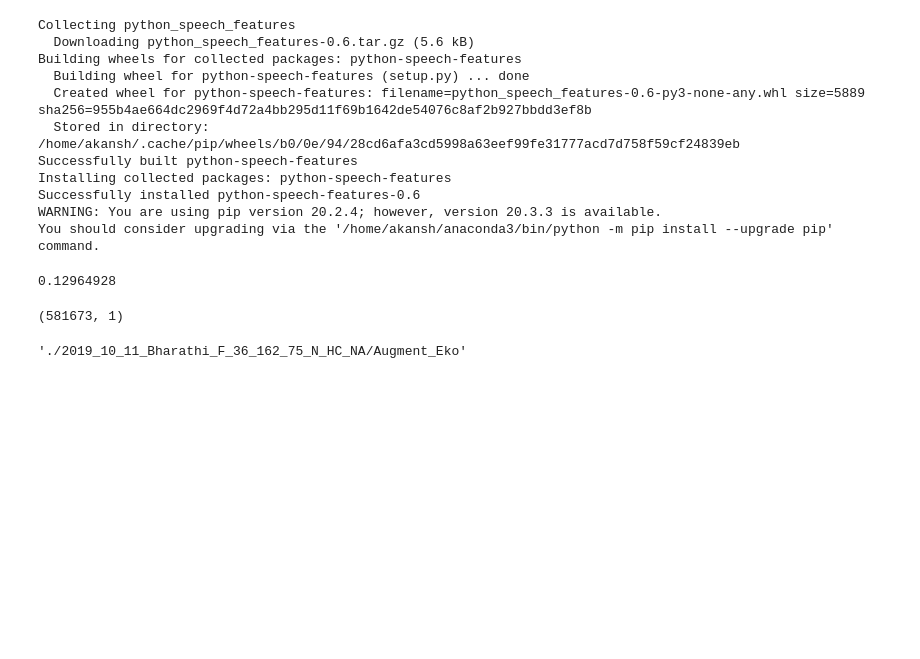
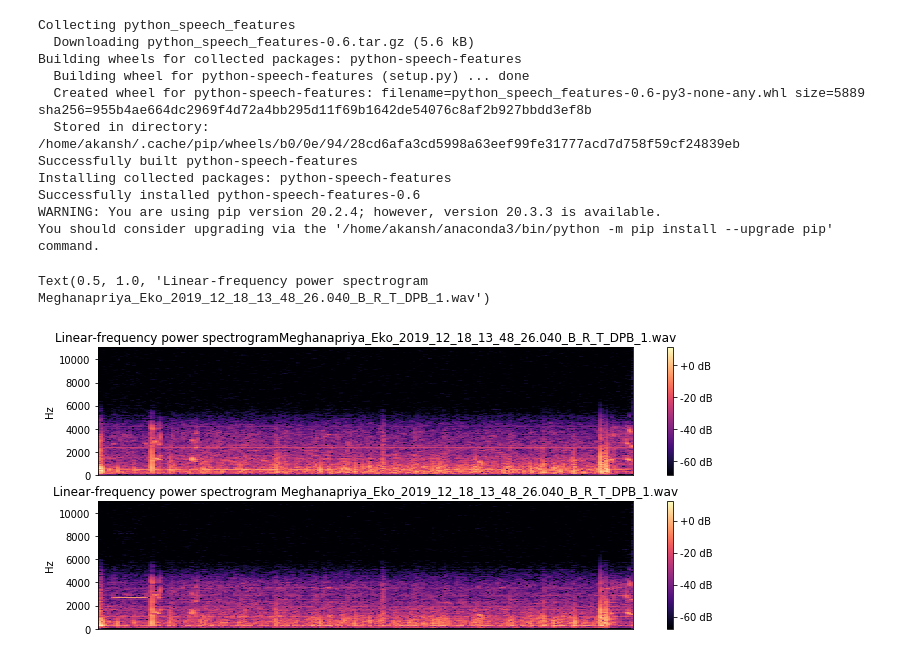
Before and after one commit to akansh12/Pnoi_SPIRE, a Jupyter notebook: Data_Augmentation.ipynb, the cells around one changed output. Cells and saved outputs as stored; diff of their text form; code cells hidden in the pictures; blank space fills up the shorter version.

```diff
--- a/Data_Augmentation.ipynb
+++ b/Data_Augmentation.ipynb
@@ -119,2 +166,0 @@ for i in os.listdir(set_loc):
-# %%
-sig, rate=librosa.load(data_loc+'2019_11_08_Vaishnavi_F_23_153_48_Y_Asthma_post/Mic/Vaishnavi_Mic_2019_11_08_13_25_38.990_B_R_T_DPB_1.wav',sr=16000)
@@ -123,8 +166,0 @@ snr=random.sample(range(5, 40), 1)
-# %%
-np.max(sig)
-# %% [output]
-0.12964928
-# %%
-sig.reshape(sig.shape[0],1).shape
-# %% [output]
-(581673, 1)
@@ -133,4 +166,0 @@ os.makedirs(data_loc+j+'/'+'Augment_Eko')
-# %%
-data_loc+j+'/'+'Augment_Eko'
-# %% [output]
-'./2019_10_11_Bharathi_F_36_162_75_N_HC_NA/Augment_Eko'
@@ -136,0 +253,15 @@ data_loc+j+'/'+'Augment_Eko'
+# %%
+plt.figure(figsize=(12, 8))
+plt.subplot(3,1,1)
+D = librosa.amplitude_to_db(np.abs(librosa.stft(sig)))
+librosa.display.specshow(D, y_axis='linear')
+plt.colorbar(format='%+2.0f dB')
+plt.title(f'Linear-frequency power spectrogram{k}')
+D = librosa.amplitude_to_db(np.abs(librosa.stft(x)))
+plt.subplot(3, 1, 2)
+librosa.display.specshow(D, y_axis='linear')
+plt.colorbar(format='%+2.0f dB')
+plt.title(f'Linear-frequency power spectrogram {k}')
+# %% [output]
+Text(0.5, 1.0, 'Linear-frequency power spectrogram Meghanapriya_Eko_2019_12_18_13_48_26.040_B_R_T_DPB_1.wav')
+[figure, added]
```
Also changed, not shown: parts of 7 cells of this notebook.
